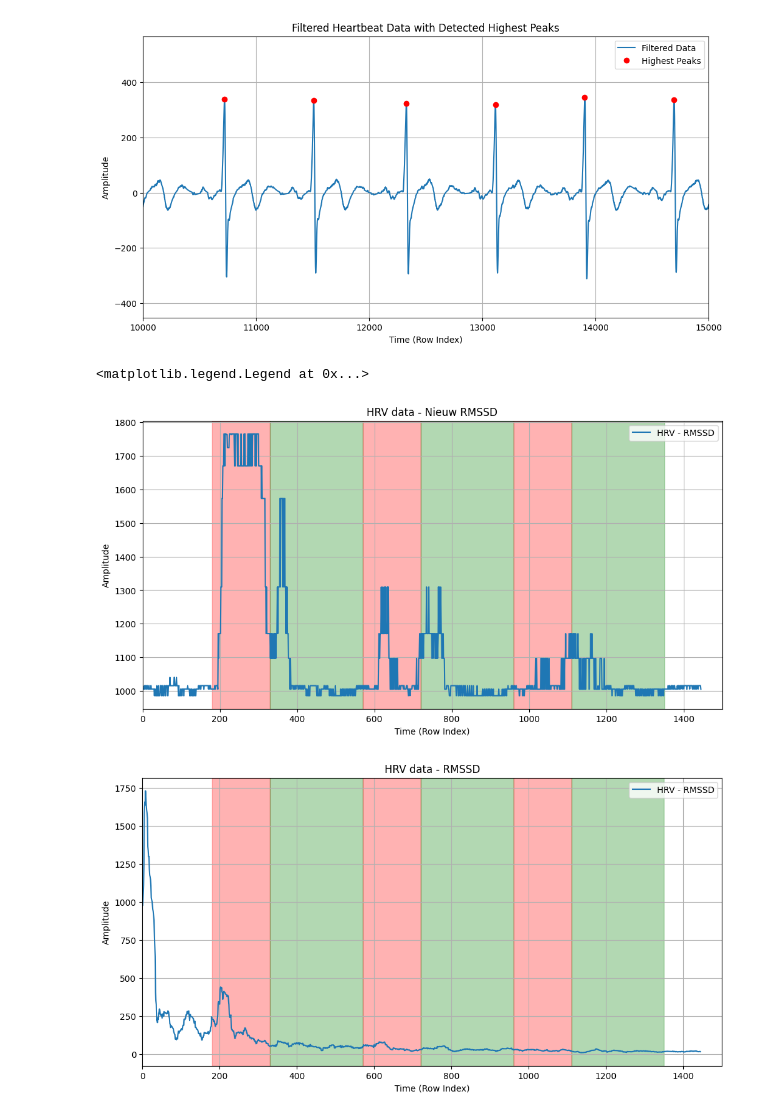
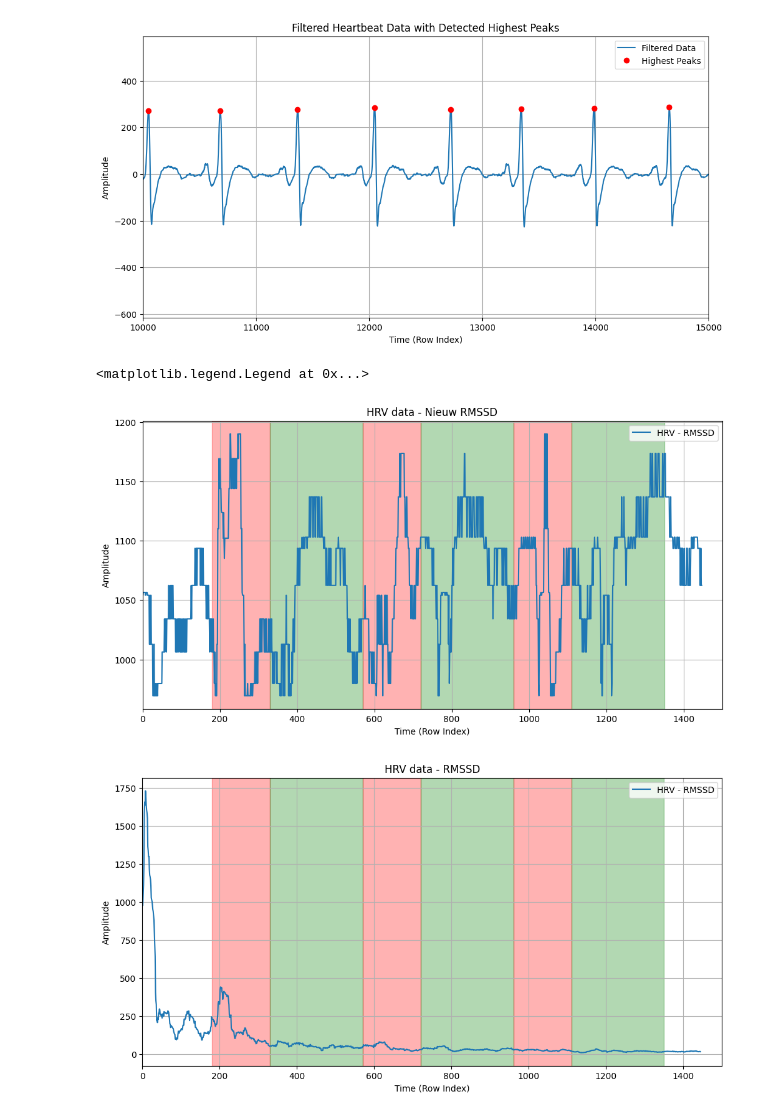
Before and after one commit to JuleanCode/ai-model-for-finding-HRV-fluctuations, a Jupyter notebook: HRV_calculator.ipynb, the cells around one changed output. Saved outputs shown, nothing was run; the diff lists cells and outputs as text; code cells hidden in the pictures.

```diff
--- a/HRV_calculator.ipynb
+++ b/HRV_calculator.ipynb
@@ -6,73 +6,62 @@ from scipy import signal
 import math
 
 
-# Define the path to your .txt file
-file_path = "data\Research_B\Data\E(N05)M.txt"  # Replace with the actual file path
+file_path = "data\Research_B\Data\C(N21)V.txt"
 
-# Initialize variables to keep track of the highest peaks
 highest_peak_values = []
 highest_peak_indices = []
 
-# Initialize variables to store the data rows
 data = []
 RMSSD = []
 
+with open(file_path, 'r') as file:
+    data_started = False
+    for line in file:
+        # Check if the line contains data
+        if data_started:
+            values = line.strip().split()
+            data.append([int(val) for val in values])
+        elif line.strip() == "# EndOfHeader":
+            data_started = True
 
-# Open and read the .txt file
-with open(file_path, 'r') as file:
-    data_started = False  # Flag to indicate when the data begins
-    for line in file:
-        # Check if the line contains the data
-        if data_started:
-            # Split each line into values (assuming space-separated)
-            values = line.strip().split()
-            # Append the values as integers or floats to your data list
-            data.append([int(val) for val in values])
-        # Check if the line contains the end of the header
-        elif line.strip() == "# EndOfHeader":
-            data_started = True  # Set the flag to True to indicate the start of data
-
-# Convert the data into a NumPy array for further processing
+# Convert the data into a NumPy array
 data = np.array(data)
 
-# Define the data column containing the heartbeat values
 heartbeat_data = data[:, 2]
 
 #Toggle inverse heartbeatdata
 if False:
     heartbeat_data = -heartbeat_data
 
-# Find peaks in the original heartbeat data (unfiltered)
-# You may need to adjust the threshold as needed for the unfiltered data
 heightthreshold = 175  # Adjust this threshold as needed
 widthtreshold = 200
 
 
 #Butterworth filter
 sos = signal.butter(2, 3, 'highpass',fs = 1000, output = 'sos')
 filtered = signal.sosfilt(sos, heartbeat_data)
 
 # Create an array for the x-axis (time)
 time = np.arange(len(heartbeat_data))
 
 peaks, _ = signal.find_peaks(filtered, height=heightthreshold, distance= widthtreshold)
 
 # Plot the original data
 HRPlot = plt.figure(figsize=(12, 6))
 plt.plot(time, filtered, label='Filtered Data')
 
 # Plot the detected highest peaks on the original data
 plt.plot(peaks, filtered[peaks], 'ro', label='Highest Peaks')
 plt.xlabel('Time (Row Index)')
 plt.ylabel('Amplitude')
 plt.legend()
 plt.title('Filtered Heartbeat Data with Detected Highest Peaks')
 plt.grid(True)
 plt.xlim(10000,15000)
 # Show the plot
 HRPlot.show()
 # %% [output]
-[figure, old version]
+[figure, new version]
 # %%
 #--------------------- Nieuwe berekening -------------------------
 from matplotlib.lines import Line2D
@@ -125,7 +114,7 @@ ax.axvspan(1110, 1350, color="green", alpha=0.3)
 ax.legend()
 # %% [output]
 <matplotlib.legend.Legend at 0x...>
-[figure, old version]
+[figure, new version]
 # %%
 interval = 30000 #Meettijd per HRV waarde (ms)
 
```
